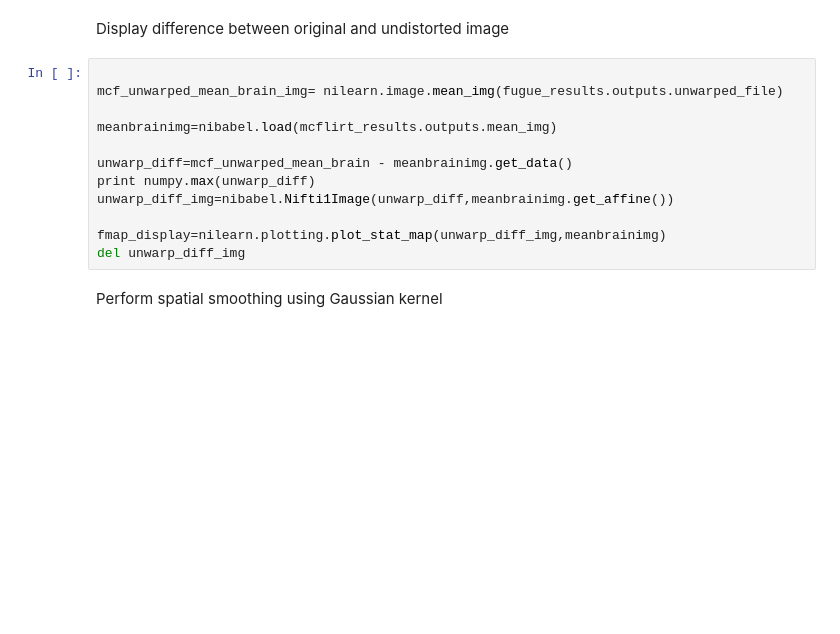
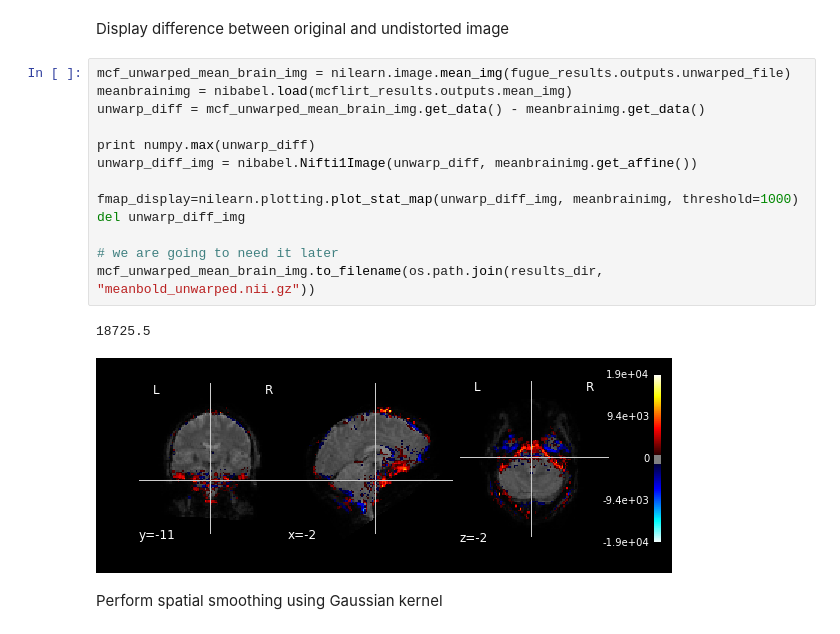
Before and after one commit to poldrack/fmri-analysis-vm, a Jupyter notebook: analysis/preprocessing/Preprocessing.ipynb, the cells around one changed output. Drawn from its saved outputs; the diff is of its cells as text; blank space fills up the shorter version.

```diff
--- a/analysis/preprocessing/Preprocessing.ipynb
+++ b/analysis/preprocessing/Preprocessing.ipynb
@@ -153,17 +240,21 @@ fugue_results.outputs
 # %% [markdown]
 Display difference between original and undistorted image
 # %%
+mcf_unwarped_mean_brain_img = nilearn.image.mean_img(fugue_results.outputs.unwarped_file)
+meanbrainimg = nibabel.load(mcflirt_results.outputs.mean_img)
+unwarp_diff = mcf_unwarped_mean_brain_img.get_data() - meanbrainimg.get_data()
 
-mcf_unwarped_mean_brain_img= nilearn.image.mean_img(fugue_results.outputs.unwarped_file)
+print numpy.max(unwarp_diff)
+unwarp_diff_img = nibabel.Nifti1Image(unwarp_diff, meanbrainimg.get_affine())
 
-meanbrainimg=nibabel.load(mcflirt_results.outputs.mean_img)
+fmap_display=nilearn.plotting.plot_stat_map(unwarp_diff_img, meanbrainimg, threshold=1000)
+del unwarp_diff_img
 
-unwarp_diff=mcf_unwarped_mean_brain - meanbrainimg.get_data()
-print numpy.max(unwarp_diff)
-unwarp_diff_img=nibabel.Nifti1Image(unwarp_diff,meanbrainimg.get_affine())
-
-fmap_display=nilearn.plotting.plot_stat_map(unwarp_diff_img,meanbrainimg)
-del unwarp_diff_img
+# we are going to need it later
+mcf_unwarped_mean_brain_img.to_filename(os.path.join(results_dir, "meanbold_unwarped.nii.gz"))
+# %% [output]
+18725.5
+[figure, added]
 # %% [markdown]
 Perform spatial smoothing using Gaussian kernel
 # %%
```
Also changed, not shown: parts of 16 cells of this notebook, 2 other files.
